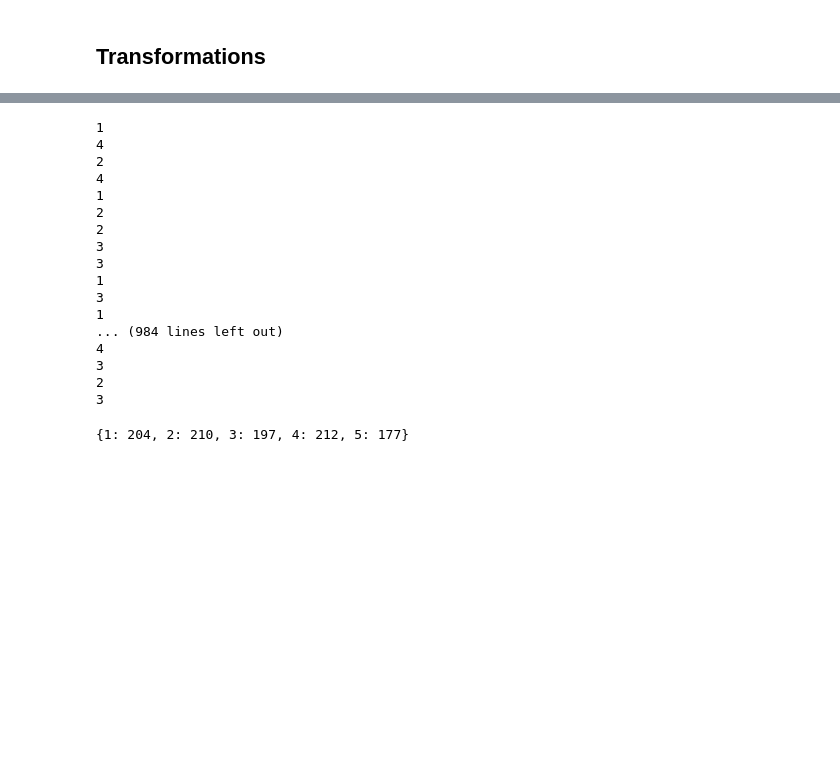
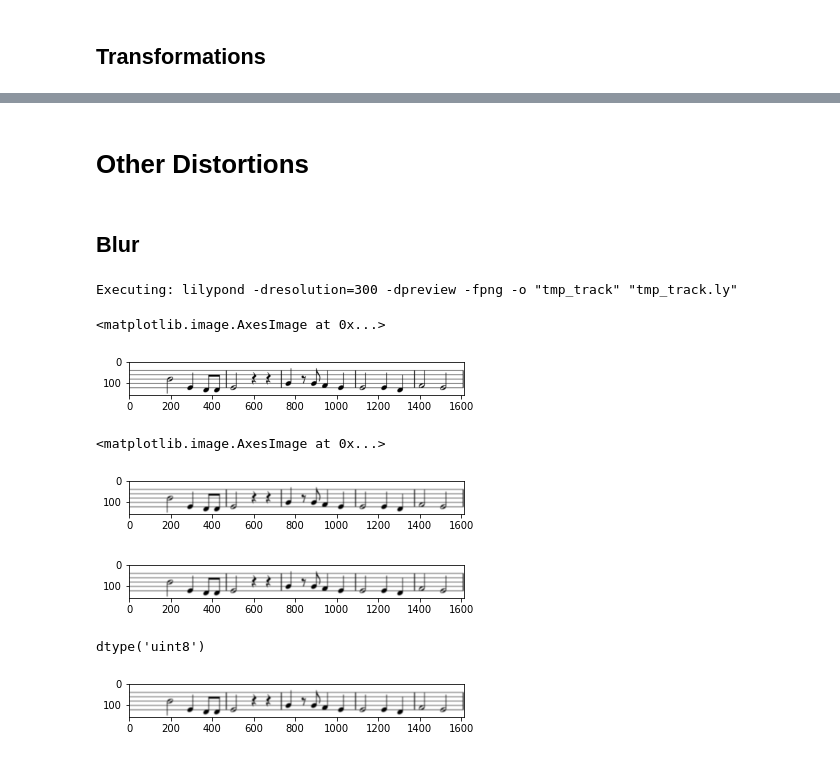
Before and after one commit to Flukasiew/ColabExperiments, a Jupyter notebook: DatasetGeneration.ipynb, the cells around one changed output, grey strips where cells are left out. Cells and saved outputs as stored; diff of their text form; code cells hidden in the pictures; blank space fills up the shorter version.

Commit message:
Adding new distortions

```diff
--- a/DatasetGeneration.ipynb
+++ b/DatasetGeneration.ipynb
@@ -440,34 +435,50 @@ NameError: name 'i' is not defined
-# %%
-d = dict()
-d[1] = 0
-d[2] = 0
-d[3] = 0
-d[4] = 0
-d[5] = 0
-
-for i in range(1000):
-    count = random.choices([1,2,3,4,5],weights=[1,1,1,1,1], k=1)[0]
-    print(count)
-    d[count] +=1
-# %% [output]
-1
-4
-2
-4
-1
-2
-2
-3
-3
-1
-3
-1
-... (984 lines left out)
-4
-3
-2
-3
 # %%
 d
-# %% [output]
-{1: 204, 2: 210, 3: 197, 4: 212, 5: 177}
+# %% [markdown]
+# Other Distortions
+# %%
+def generatePicture():
+    beats = random.choices([3,4],weights=[0.25,0.75], k=1)[0]
+    count = random.choices([1,2,3,4,5],weights=[1,1,1,1,1], k=1)[0]
+    track = NewTrack(beats,count,withChromatics=False,with16=False)
+    track_string = LilyPond.from_Track(track)
+    track_string_clean = CleanTrack(track_string)
+    GenerateCropped(track_string_clean,"tmp_track")
+    imgConvert("tmp_track.preview.png", "tmp_track.jpg")
+    src   = cv2.imread('tmp_track.jpg')
+    src    = src[...,::-1] # BGR to RGB
+    return src
+# %% [markdown]
+## Blur
+# %%
+pic = generatePicture()
+plt.imshow(pic)
+# %% [output]
+Executing: lilypond -dresolution=300 -dpreview -fpng -o "tmp_track" "tmp_track.ly"
+<matplotlib.image.AxesImage at 0x...>
+[figure, added]
+# %%
+img_blur = cv2.blur(pic,(7,7))
+plt.imshow(img_blur)
+# %% [output]
+<matplotlib.image.AxesImage at 0x...>
+[figure, added]
+# %%
+plt.imshow(img_blur)
+im = Image.fromarray(img_blur)
+im.save("blurre.jpg")
+# %% [output]
+[figure, added]
+# %%
+img_blur.dtype
+# %% [output]
+dtype('uint8')
+# %%
+for kernel in range(3,11,2):
+    for sigma in range(0,4):
+        gaussian_blur = cv2.GaussianBlur(pic,(kernel,kernel), sigmaX=sigma)
+        plt.imshow(gaussian_blur)
+        im_gaus = Image.fromarray(gaussian_blur)
+        im_gaus.save(f"gauss_blur{kernel}-{sigma}.jpg")
+# %% [output]
+[figure, added]
```
Also changed, not shown: parts of 24 cells of this notebook.
